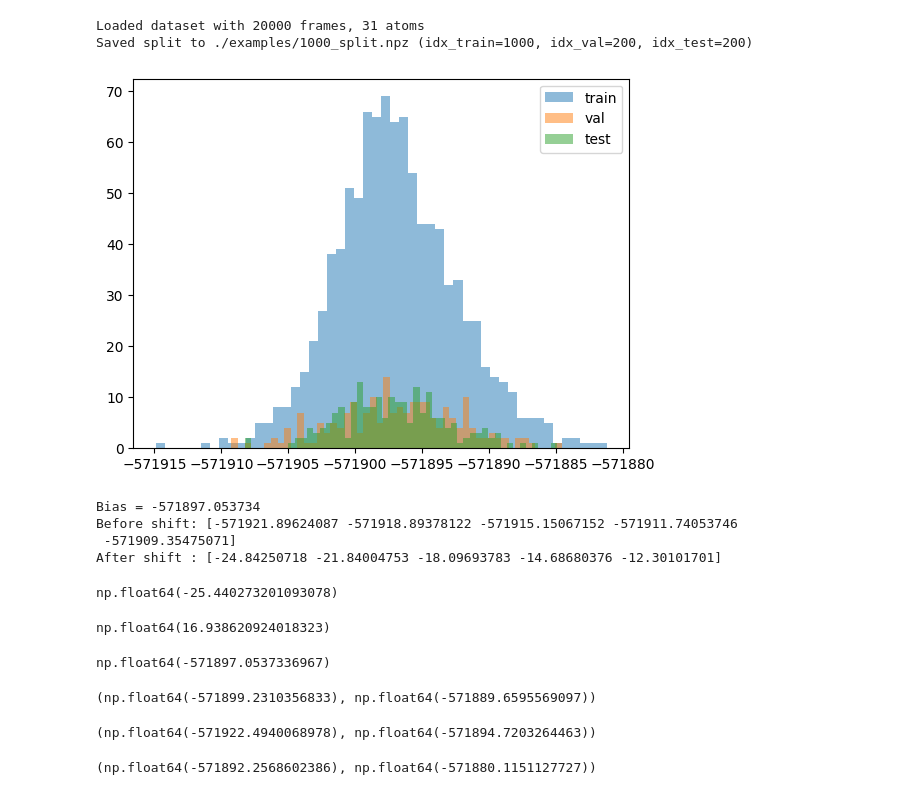
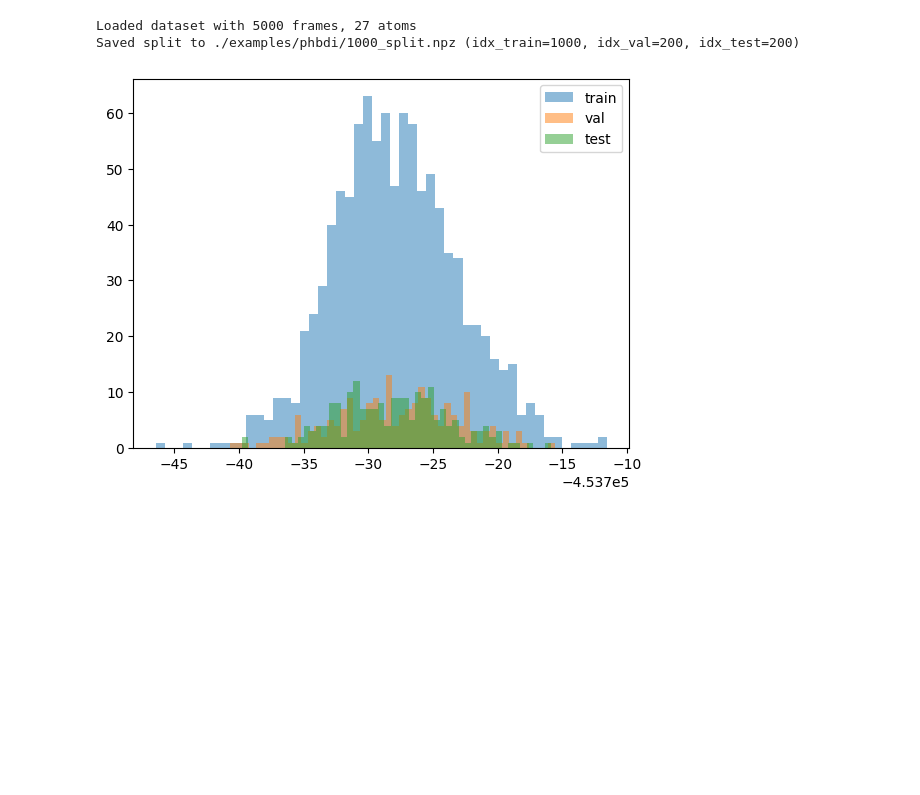
Before and after one commit to MoriyaSuwako2524/chemlab, a Jupyter notebook: aimd.ipynb, the cells around one changed output. Saved outputs shown, nothing was run; the diff lists cells and outputs as text; code cells hidden in the pictures; blank space fills up the shorter version.

```diff
--- a/aimd.ipynb
+++ b/aimd.ipynb
@@ -23,47 +40,27 @@ multi.export_numpy(prefix="./examples/full_",
 # %%
 # 1. 读取 (可扩展字段)
-dataset = MLData(prefix="./examples/full_", files=["coord","energy","grad","type"])
+dataset = MLData(prefix=prefix, files=["coord","energy","grad","type"])
 
 # 2. 保存划分
-dataset.save_split(1000, 200, 200, prefix="./examples/1000_")
+train = 1000
+test = int(train/5)
+val = int(train/5)
+dataset.save_split(train, val, test, prefix=f"{path}{train}_")
 
 # 3. 加载 split 并切片
-split = np.load("./examples/1000_split.npz", allow_pickle=True)
+split = np.load(f"{path}{train}_split.npz", allow_pickle=True)
 train_data = dataset.get_split_data(split, part="idx_train")
 val_data   = dataset.get_split_data(split, part="idx_val")
-energies = np.load("./examples/full_energy.npy", allow_pickle=True)
+energies = np.load(f"{prefix}energy.npy", allow_pickle=True)
 # %% [output]
-Loaded dataset with 20000 frames, 31 atoms
-Saved split to ./examples/1000_split.npz (idx_train=1000, idx_val=200, idx_test=200)
+Loaded dataset with 5000 frames, 27 atoms
+Saved split to ./examples/phbdi/1000_split.npz (idx_train=1000, idx_val=200, idx_test=200)
 # %%
 import matplotlib.pyplot as plt
-split = np.load("./examples/1000_split.npz", allow_pickle=True)
+split = np.load(f"{path}{train}_split.npz", allow_pickle=True)
 plt.hist(energies[split["idx_train"]], bins=50, alpha=0.5, label="train")
 plt.hist(energies[split["idx_val"]], bins=50, alpha=0.5, label="val")
 plt.hist(energies[split["idx_test"]], bins=50, alpha=0.5, label="test")
 plt.legend(); plt.show()
 # %% [output]
-[figure, old version]
+[figure, new version]
-# %%
-import numpy as np
-
-# 读取原始能量
-energies = np.load("./examples/full_energy.npy")
-
-# 计算偏置（全局均值）
-bias = np.mean(energies)
-
-# 生成新能量
-energies_shifted = energies - bias
-
-# 保存新的能量文件
-np.save("./examples/full_energy_shifted.npy", energies_shifted)
-
-print(f"Bias = {bias:.6f}")
-print("Before shift:", energies[:5])
-print("After shift :", energies_shifted[:5])
-# %% [output]
-Bias = -571897.053734
-Before shift: [-571921.89624087 -571918.89378122 -571915.15067152 -571911.74053746
- -571909.35475071]
-After shift : [-24.84250718 -21.84004753 -18.09693783 -14.68680376 -12.30101701]
@@ -72,16 +66,0 @@ e = np.load("./examples/full_energy_shifted.npy", allow_pickle=True)
-# %%
-e.min()
-# %% [output]
-np.float64(-25.440273201093078)
-# %%
-e.max()
-# %% [output]
-np.float64(16.938620924018323)
-# %%
-energies = np.load("./examples/full_energy.npy")
-
-# 计算偏置（全局均值）
-bias = np.mean(energies)
-bias
-# %% [output]
-np.float64(-571897.0537336967)
@@ -91,12 +66,0 @@ energies_test =  energies[split["idx_test"]]
-# %%
-np.mean(energies_train),np.mean(energies_test)
-# %% [output]
-(np.float64(-571899.2310356833), np.float64(-571889.6595569097))
-# %%
-energies_train.min(),energies_train.max()
-# %% [output]
-(np.float64(-571922.4940068978), np.float64(-571894.7203264463))
-# %%
-energies_test.min(),energies_test.max()
-# %% [output]
-(np.float64(-571892.2568602386), np.float64(-571880.1151127727))
```
Also changed, not shown: parts of 7 cells of this notebook, 19 other files.
